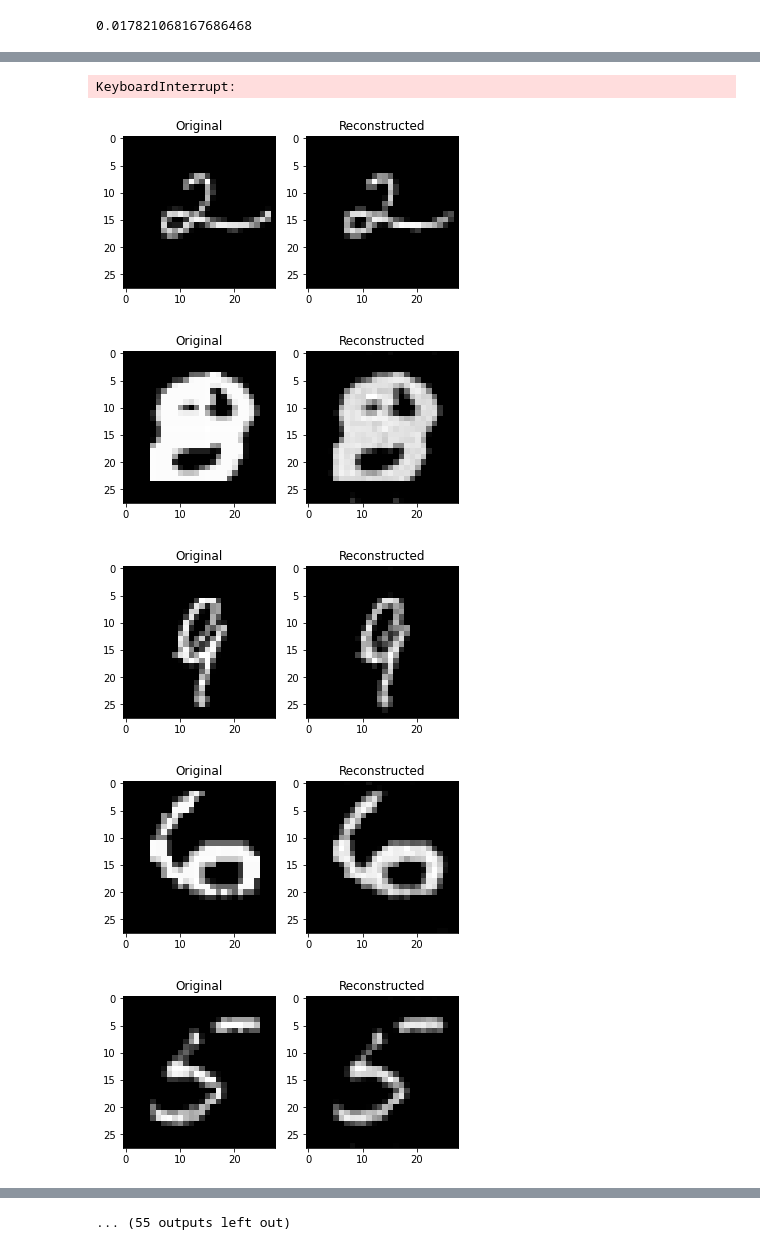
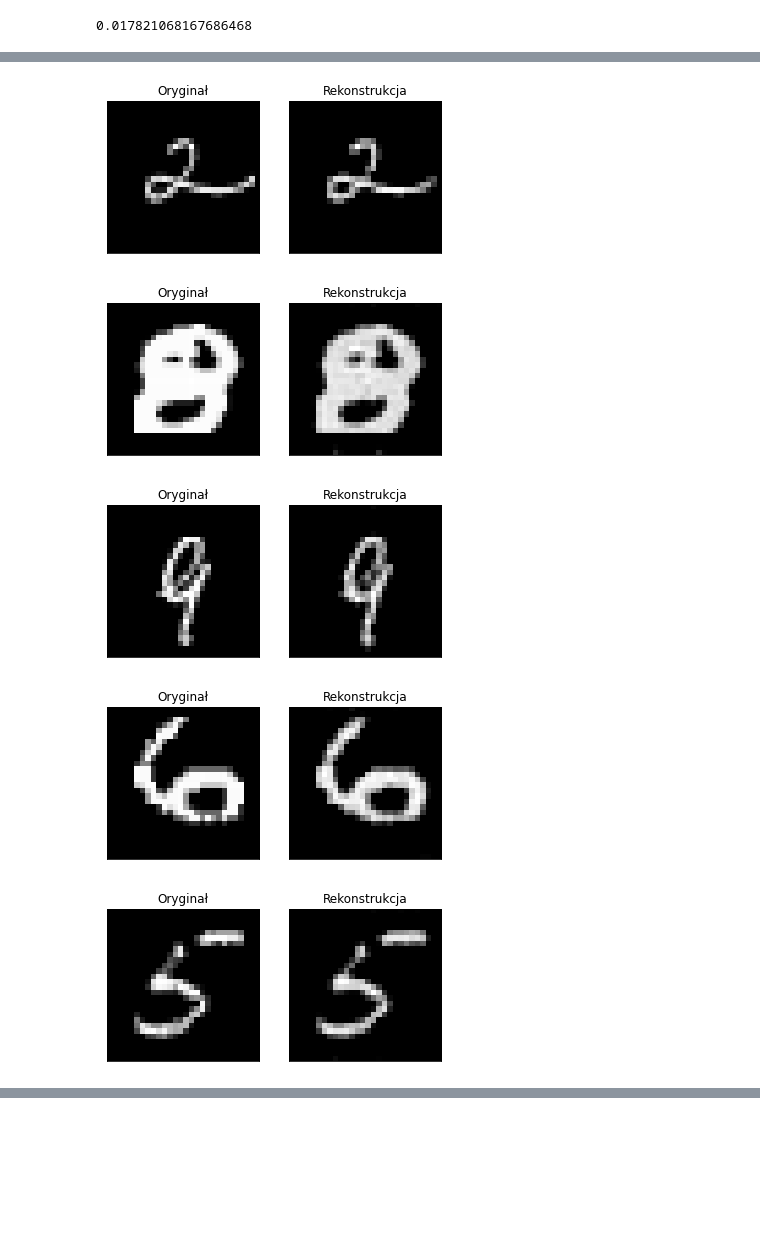
Before and after one commit to AlicjaHol/praca_mgr, a Jupyter notebook: praktyczne/Autoenkoder-anomalie-MNIST.ipynb, the cells around one changed output, grey strips where cells are left out. Cells and saved outputs as stored; diff of their text form; code cells hidden in the pictures; blank space fills up the shorter version.

```diff
--- a/praktyczne/Autoenkoder-anomalie-MNIST.ipynb
+++ b/praktyczne/Autoenkoder-anomalie-MNIST.ipynb
@@ -131,22 +141,29 @@ test_ds = tf.data.Dataset.from_tensor_slices(test_df.values).map(make_2d).batch(
 # %%
 outliers = []
 extreme_outliers = []
 all_loss = []
+i=0
 for image in test_ds:
     output = autoencoder(image, training=False)
     loss = ssim(image, output)
     all_loss.append(loss.numpy())
    # wandb.log({"test_loss":loss.numpy()})
-    if loss.numpy() > THRESH_LOSS:
+    if loss.numpy() > THRESH_LOSS and i<10:
         fig, ax = plt.subplots(1, 2)
         ax[0].imshow(image.numpy()[0], cmap="gray")
-        ax[0].title.set_text("Original")
+        ax[0].title.set_text("Oryginał")
         ax[1].imshow(output.numpy()[0], cmap="gray")
-        ax[1].title.set_text("Reconstructed")
+        ax[1].title.set_text("Rekonstrukcja")
+        ax[0].get_xaxis().set_visible(False)
+        ax[0].get_yaxis().set_visible(False)
+        ax[1].get_yaxis().set_visible(False)
+        ax[1].get_xaxis().set_visible(False)
+        i=i+1
+    if i==10:
+        break
 # %% [output]
-KeyboardInterrupt:
-[figure, old version]
+[figure, new version]
-[figure, old version]
+[figure, new version]
-[figure, old version]
+[figure, new version]
-[figure, old version]
+[figure, new version]
-[figure, old version]
+[figure, new version]
@@ -159 +174,0 @@ KeyboardInterrupt:
-... (55 outputs left out)
```
Also changed, not shown: parts of 4 cells of this notebook, 5 other files.
